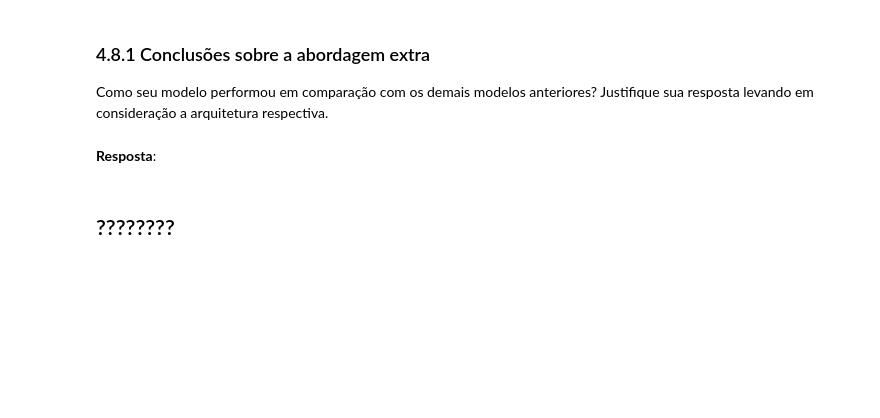
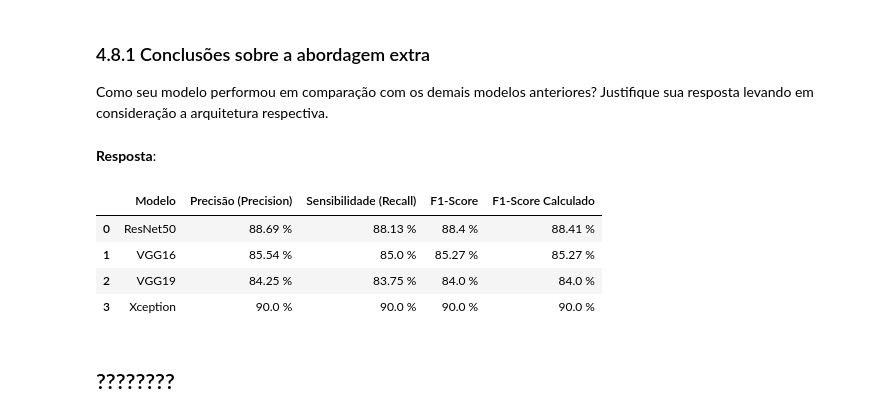
Before and after one commit to Tgualexand/VisaoComputacional, a Jupyter notebook: analise-imagens-medicas.ipynb, the cells around one changed output. Cells and saved outputs as stored; diff of their text form; code cells hidden in the pictures; blank space fills up the shorter version.

Commit message:
xception results

```diff
--- a/analise-imagens-medicas.ipynb
+++ b/analise-imagens-medicas.ipynb
@@ -1014,5 +1064,25 @@ model.save
 Como seu modelo performou em comparação com os demais modelos anteriores? Justifique sua resposta levando em consideração a arquitetura respectiva.
 # %% [markdown]
 **Resposta**:
+# %%
+
+xception_f1_score_calc = round((2*xception_val_precision_score*xception_val_recall_score)/(xception_val_precision_score+xception_val_recall_score),2)
+
+mymodel_results = {'Modelo':'Xception',
+                   'Precisão (Precision)': str(xception_val_precision_score) + ' %',
+                   'Sensibilidade (Recall)': str(xception_val_recall_score) + ' %',
+                   'F1-Score': str(xception_val_f1_score) + ' %',
+                   'F1-Score Calculado': str(xception_f1_score_calc) + ' %'}
+
+
+Comparativo_Arquiteturas = Comparativo_Arquiteturas.append(mymodel_results, ignore_index=True)
+
+Comparativo_Arquiteturas
+# %% [output]
+|  | Modelo | Precisão (Precision) | Sensibilidade (Recall) | F1-Score | F1-Score Calculado |
+| 0 | ResNet50 | 88.69 % | 88.13 % | 88.4 % | 88.41 % |
+| 1 | VGG16 | 85.54 % | 85.0 % | 85.27 % | 85.27 % |
+| 2 | VGG19 | 84.25 % | 83.75 % | 84.0 % | 84.0 % |
+| 3 | Xception | 90.0 % | 90.0 % | 90.0 % | 90.0 % |
 # %% [markdown]
 ## ????????
```
Also changed, not shown: parts of 6 cells of this notebook, 1 other file.
